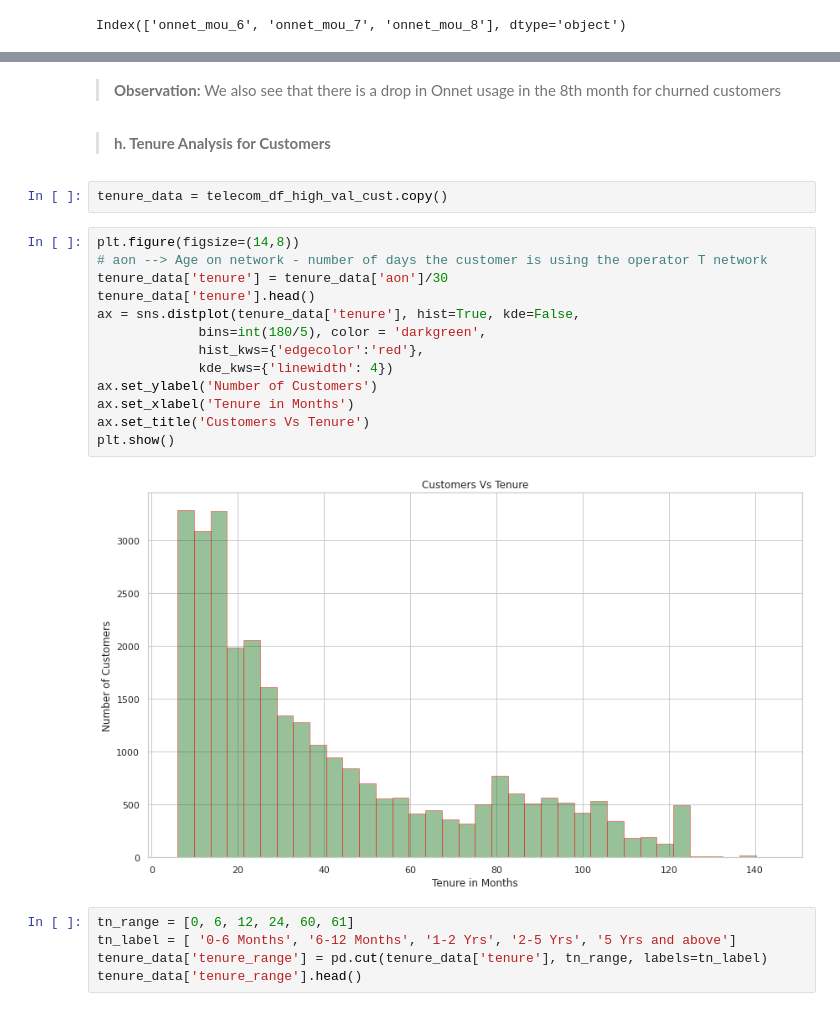
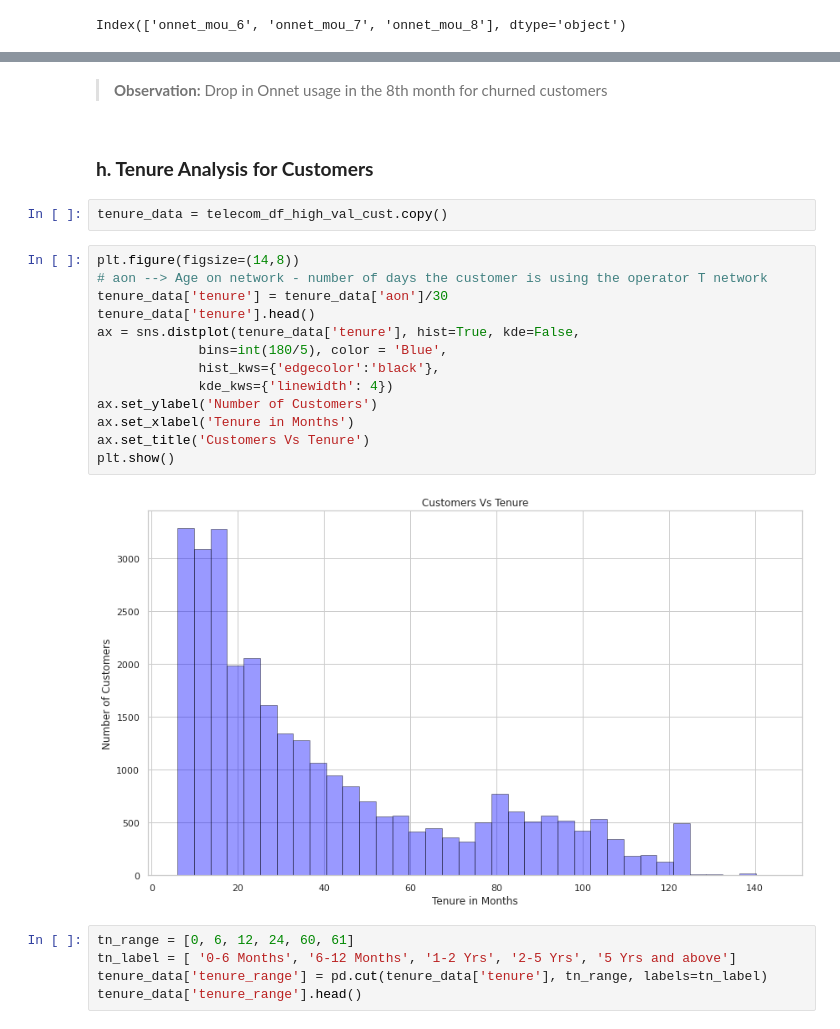
Before and after one commit to ashishvaj/Telco-Churn, a Jupyter notebook: Telecom_Churn.ipynb, the cells around one changed output, grey strips where cells are left out. Cells and saved outputs as stored; diff of their text form.

```diff
--- a/Telecom_Churn.ipynb
+++ b/Telecom_Churn.ipynb
@@ -1047,26 +1141,26 @@ plot_mean_bar_chart(telecom_df_high_val_cust, onnet_usage_service)
 | Non Churn | 251.37 | 265.86 | 245.03 |
 | Churn | 368.66 | 292.85 | 113.48 |
 # %% [markdown]
-> **Observation:** We also see that there is a drop in Onnet usage in the 8th month for churned customers
+> **Observation:** Drop in Onnet usage in the 8th month for churned customers
 # %% [markdown]
-> **h. Tenure Analysis for Customers**
+### **h. Tenure Analysis for Customers**
 # %%
 tenure_data = telecom_df_high_val_cust.copy()
 # %%
 plt.figure(figsize=(14,8))
 # aon --> Age on network - number of days the customer is using the operator T network
 tenure_data['tenure'] = tenure_data['aon']/30
 tenure_data['tenure'].head()
 ax = sns.distplot(tenure_data['tenure'], hist=True, kde=False,
-             bins=int(180/5), color = 'darkgreen',
-             hist_kws={'edgecolor':'red'},
+             bins=int(180/5), color = 'Blue',
+             hist_kws={'edgecolor':'black'},
              kde_kws={'linewidth': 4})
 ax.set_ylabel('Number of Customers')
 ax.set_xlabel('Tenure in Months')
 ax.set_title('Customers Vs Tenure')
 plt.show()
 # %% [output]
-[figure, old version]
+[figure, new version]
 # %%
 tn_range = [0, 6, 12, 24, 60, 61]
 tn_label = [ '0-6 Months', '6-12 Months', '1-2 Yrs', '2-5 Yrs', '5 Yrs and above']
```
Also changed, not shown: parts of 204 cells of this notebook.
